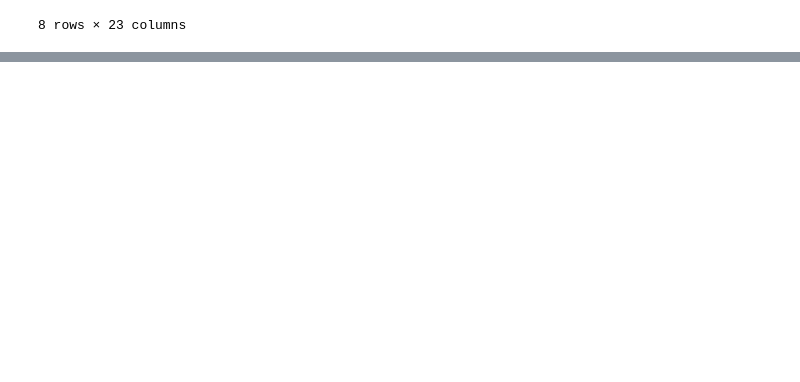
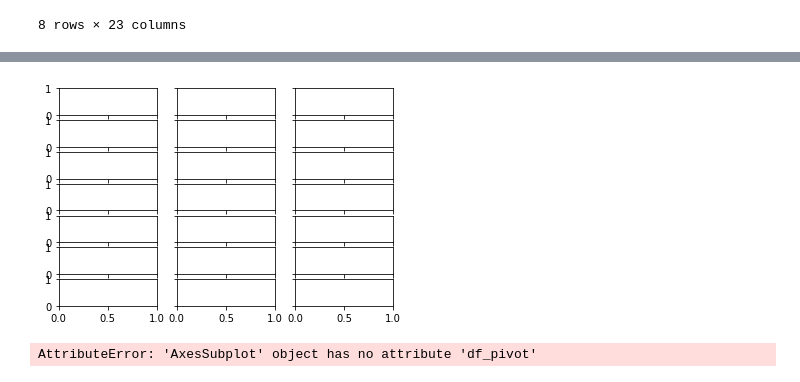
Before and after one commit to HannahZZY/Senior_Project_Hannah, a Jupyter notebook: DA401 codes.ipynb, the cells around one changed output, grey strips where cells are left out. Drawn from its saved outputs; the diff is of its cells as text; code cells hidden in the pictures; blank space fills up the shorter version.

```diff
--- a/DA401 codes.ipynb
+++ b/DA401 codes.ipynb
@@ -292,0 +266,15 @@ TypeError: object of type 'NoneType' has no len()
+# %%
+fig, axs = plt.subplots(7, 3, sharex=True, sharey=True)
+# %% [output]
+[figure, added]
+# %%
+for col in IndependOnlydf.columns:
+    newdf = pd.DataFrame()
+    newdf["attrition"] = df_Att['Attrition_status']
+    newdf[col] = IndependOnlydf[col]
+    newdf['bin'] = pd.qcut(newdf[col], q=5, duplicates = "drop")
+    df_pivot = newdf.groupby(['bin', 'attrition']).count().reset_index().pivot(columns=['attrition'], index='bin')
+    df_pivot.plot(kind='bar', stacked=True, title= col)
+    #plt.savefig(col + '.jpg')
+# %% [output]
+AttributeError: 'AxesSubplot' object has no attribute 'df_pivot'
```
Also changed, not shown: parts of 24 cells of this notebook, 24 other files.
